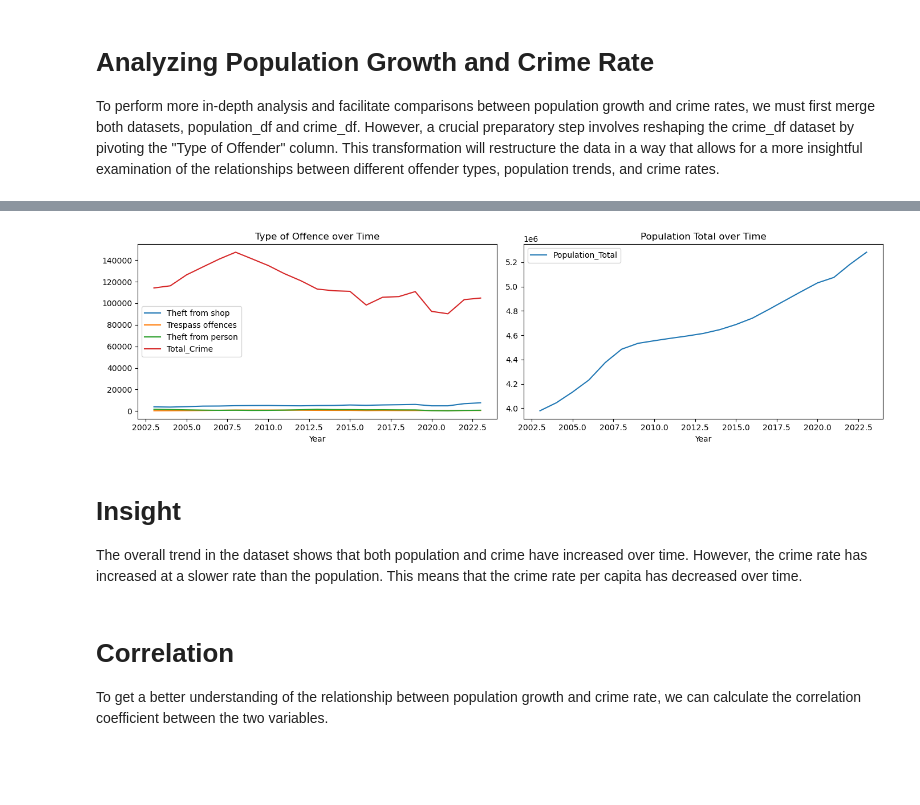
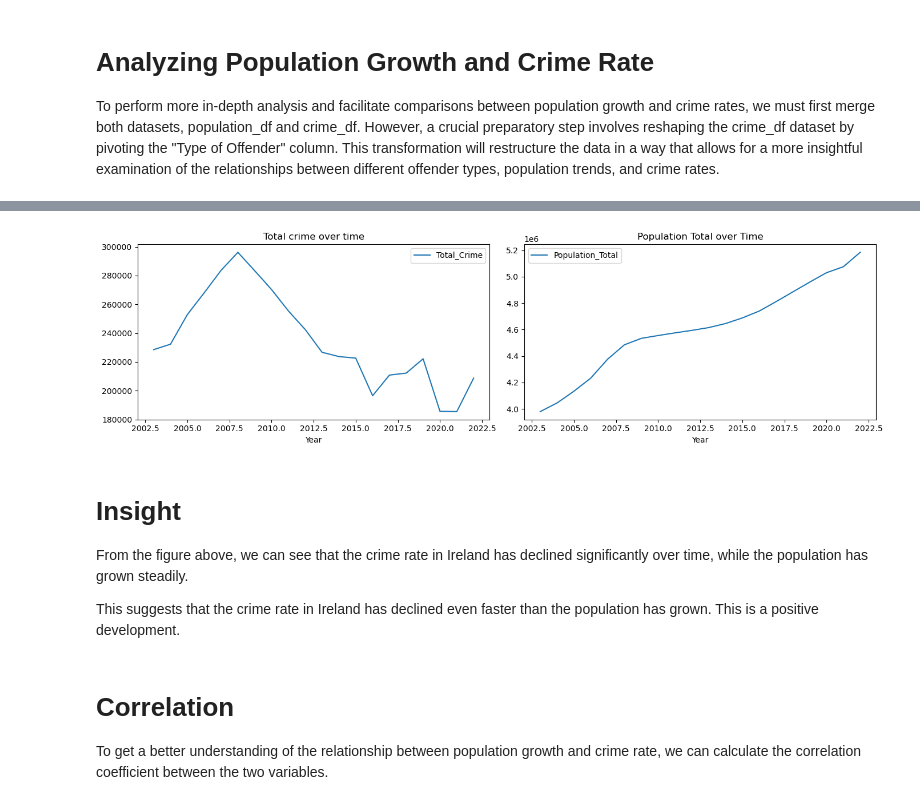
Before and after one commit to jmdtanalyst/MSC_DA_CA1, a Jupyter notebook: MSC_DA_CA1_Jose_Mario.ipynb, the cells around one changed output, grey strips where cells are left out. Drawn from its saved outputs; the diff is of its cells as text; code cells hidden in the pictures; blank space fills up the shorter version.

```diff
--- a/MSC_DA_CA1_Jose_Mario.ipynb
+++ b/MSC_DA_CA1_Jose_Mario.ipynb
@@ -14,11 +20,10 @@ import seaborn as sns
 import warnings
 warnings.filterwarnings('ignore') # We can suppress the warnings
 # %%
-
 #Datasets:
 pea07="./Datasets/PEA07-Estimated_Pupulation-1996-2017.csv"
 pea04 ="./Datasets/PEA04-Estimated_Pupulation-2011-2023.csv"
-cjq01 ="./Datasets/CJQ01-recorded_crime_2002-2023.csv"
+cjq01 ="./Datasets/CJQ01-recorded_crime_2002-2022.csv"
 
 # the fist dataset will be pop01_df
 pop01_df=pd.read_csv(pea07)
@@ -797,0 +755,3 @@ To perform more in-depth analysis and facilitate comparisons between population
+# %%
+crime_df = crime_df.groupby(['Year','Type of Offence']).sum('VALUE').reset_index()
+crime_df
@@ -820,6 +788,6 @@ crime_df.head()
 # %%
-# Filtering values bigger and equal to 2003
-pop_and_crime_df=population_df[population_df['Year'].values >= 2003]
+# Filtering values from 2003 to 2022
+pop_and_crime_df=population_df[(population_df['Year'] >= 2003) & (population_df['Year'] <= 2022)]
 
 # Multiplying by 1000
 pop_and_crime_df['Total']=population_df['Total']* 1000
@@ -832,4 +800,3 @@ pop_and_crime_df.rename(columns={'Total': 'Population_Total'}, inplace=True)
 
 #Merge the two DataFrames on the 'Year' column
 pop_and_crime_df = pop_and_crime_df.merge(crime_df, on='Year', how='outer')
-pop_and_crime_df.head()
@@ -844,27 +849,29 @@ pop_and_crime_df.head()
 # %%
 # Create subplots with two axes side by side
 fig, axes = plt.subplots(1, 2, figsize=(14, 4))
 
 # Plot the first chart on the left axis
 pop_and_crime_df.plot(kind='line', x='Year',
-                      y=['Theft from shop', 'Trespass offences', 'Theft from person', 'Total_Crime'], ax=axes[0])
+                      y=['Total_Crime'], ax=axes[0])
 
-axes[0].set_title('Type of Offence over Time')
+axes[0].set_title('Total crime over time')
 
 # Plot the second chart on the right axis
 pop_and_crime_df.plot(kind='line', x='Year', y=['Population_Total'], ax=axes[1])
 axes[1].set_title('Population Total over Time')
 
 # Adjust the layout
 plt.tight_layout()
 
 # Display the plots
 plt.show()
 # %% [output]
-[figure, old version]
+[figure, new version]
 # %% [markdown]
 # Insight
-The overall trend in the dataset shows that both population and crime have increased over time. However, the crime rate has increased at a slower rate than the population. This means that the crime rate per capita has decreased over time.
+From the figure above, we can see that the crime rate in Ireland has declined significantly over time, while the population has grown steadily.
+
+This suggests that the crime rate in Ireland has declined even faster than the population has grown. This is a positive development.
 # %% [markdown]
 # Correlation
 
```
Also changed, not shown: parts of 157 cells of this notebook, 7 other files.
